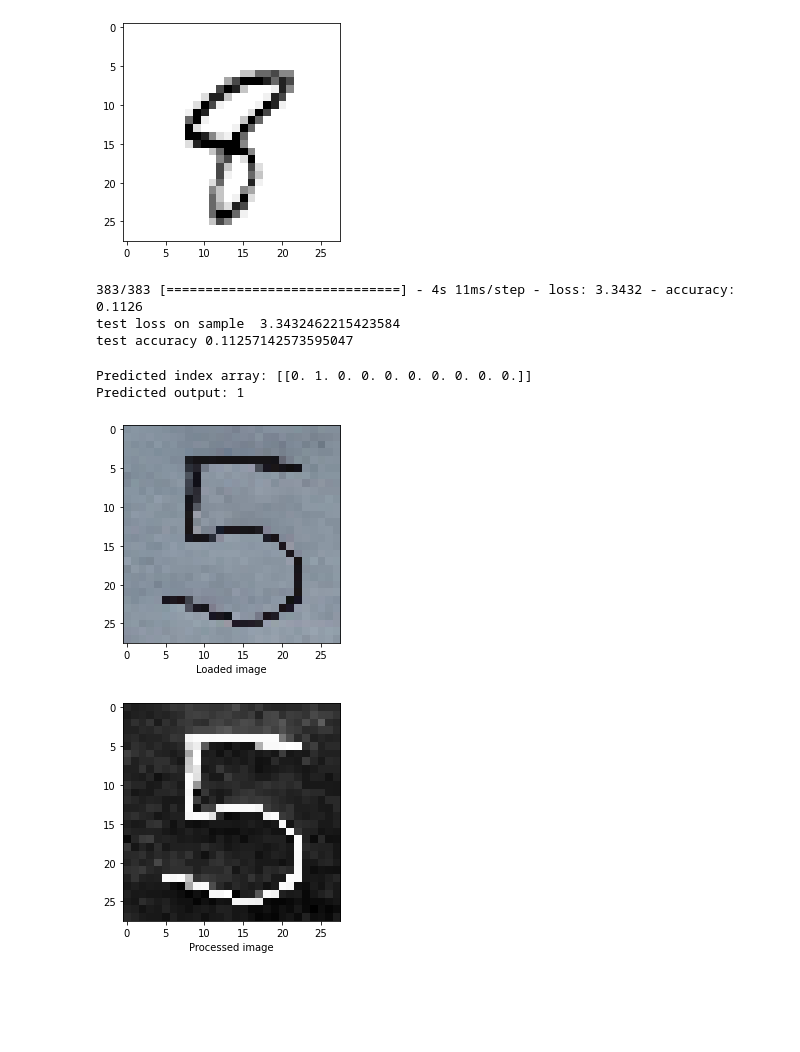
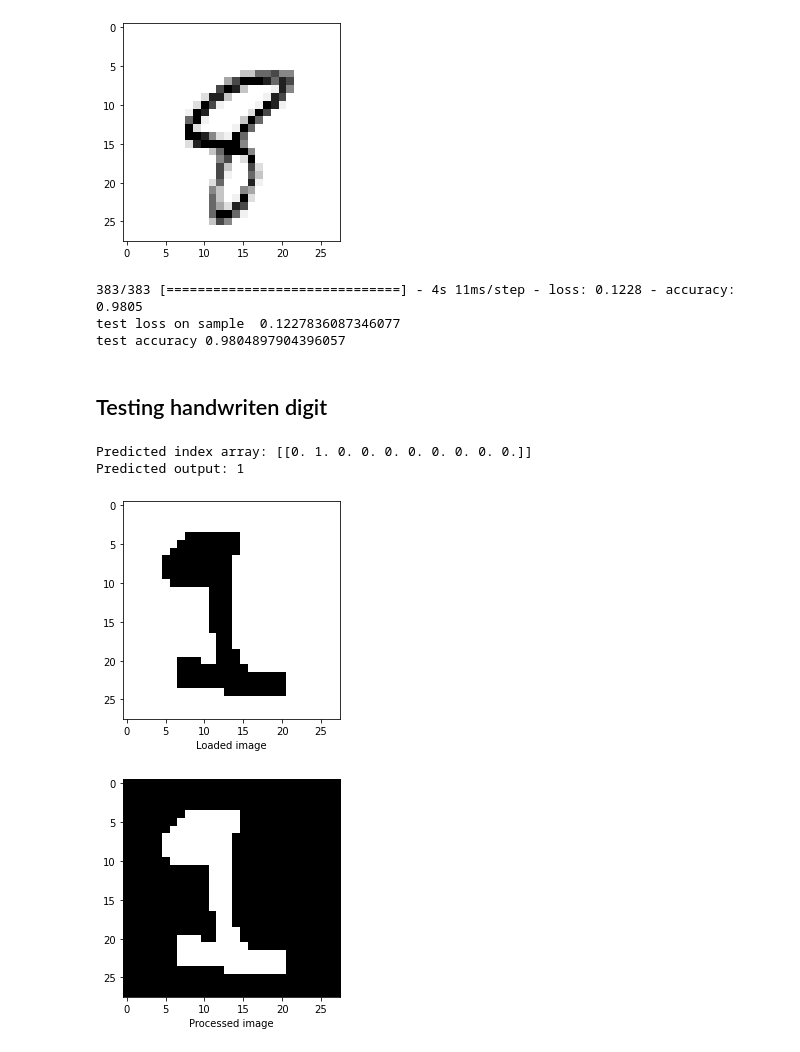
Before and after one commit to parmarkamlesh/ai-handwritten-character-recognition-assignment, a Jupyter notebook: index.ipynb, the cells around one changed output. Drawn from its saved outputs; the diff is of its cells as text; code cells hidden in the pictures; blank space fills up the shorter version.

```diff
--- a/index.ipynb
+++ b/index.ipynb
@@ -122,0 +175,5 @@ AttributeError: 'Sequential' object has no attribute 'evalute'
+# %%
+#Load saved model later if required
+from keras.models import load_model
+model =load_model('kamlesh')
+#print(model)
@@ -134,22 +193,24 @@ testloss , testacc = model.evaluate(x_test,y_test)
 print("test loss on sample ",testloss)
 print("test accuracy", testacc)
 # %% [output]
-383/383 [==============================] - 4s 11ms/step - loss: 3.3432 - accuracy: 0.1126
-test loss on sample  3.3432462215423584
-test accuracy 0.11257142573595047
+383/383 [==============================] - 4s 11ms/step - loss: 0.1228 - accuracy: 0.9805
+test loss on sample  0.1227836087346077
+test accuracy 0.9804897904396057
+# %% [markdown]
+## Testing handwriten digit
 # %%
 plt.figure()
-plt.imshow(load_img("test_image5.jpg", target_size=(28,28,1)))
+plt.imshow(load_img("writen_digit_img.png", target_size=(28,28,1)))
 plt.xlabel('Loaded image')
-temp = np.array([img_to_array(load_img("test_image5.jpg", target_size=(28,28,1), grayscale=True))]).astype('float32')
+temp = np.array([img_to_array(load_img("writen_digit_img.png", target_size=(28,28,1), grayscale=True))]).astype('float32')
 plt.figure()
 plt.imshow(temp[0].reshape(28,28), cmap='Greys')
 plt.xlabel('Processed image')
 pred = model.predict(temp[0].reshape(1,28,28,1))
 print("Predicted index array:", pred)
 print("Predicted output:", pred.argmax())
 # %% [output]
 Predicted index array: [[0. 1. 0. 0. 0. 0. 0. 0. 0. 0.]]
 Predicted output: 1
-[figure, old version]
+[figure, new version]
-[figure, old version]
+[figure, new version]
```
Also changed, not shown: parts of 11 cells of this notebook, 10 other files.
